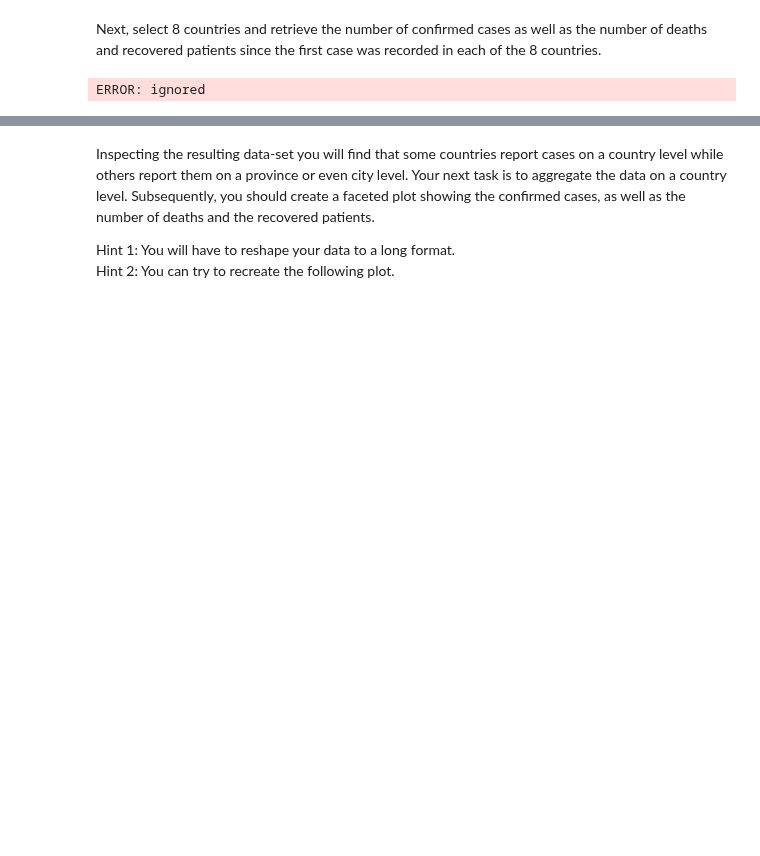
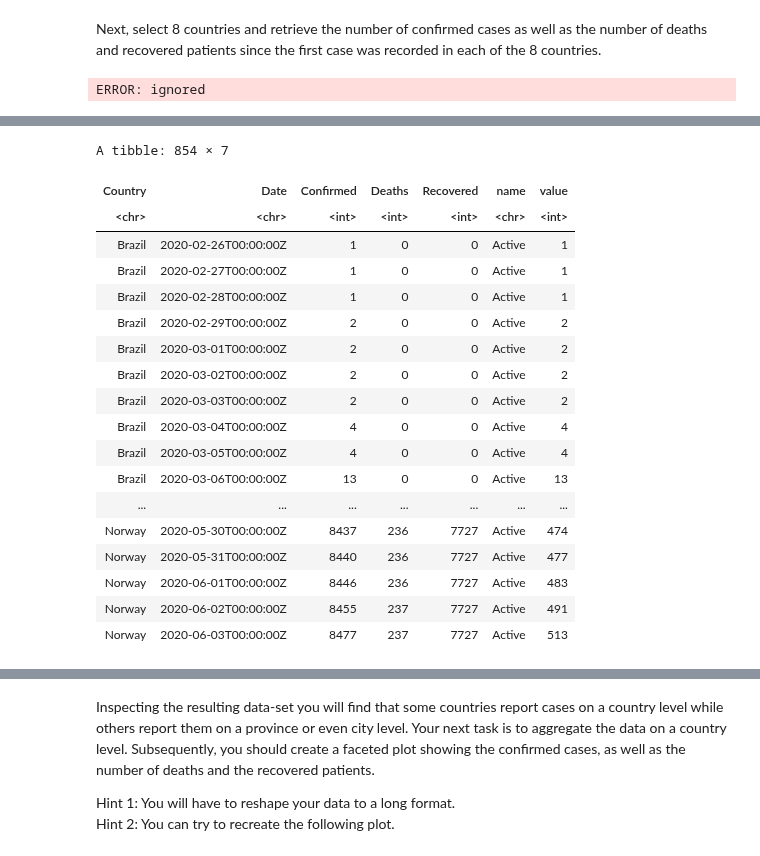
Before and after one commit to michiWS1920/ADS20, a Jupyter notebook: ADS_Programming_Assignment_2.ipynb, the cells around one changed output, grey strips where cells are left out. Drawn from its saved outputs; the diff is of its cells as text; code cells hidden in the pictures; blank space fills up the shorter version.

```diff
--- a/ADS_Programming_Assignment_2.ipynb
+++ b/ADS_Programming_Assignment_2.ipynb
@@ -111,3 +112,28 @@ A data.frame: 758 × 12
 | Norway |  |  |  |  | 0 | 0 | 8446 | 236 | 7727 | 483 | ... |
 | Norway |  |  |  |  | 0 | 0 | 8455 | 237 | 7727 | 491 | ... |
 | Norway |  |  |  |  | 0 | 0 | 8477 | 237 | 7727 | 513 | ... |
+# %%
+covid_countries %>%
+select("Country", "Date", "Confirmed", "Deaths", "Recovered", "Active") %>%
+pivot_longer(-c("Country", "Date", "Confirmed", "Deaths", "Recovered")) -> covid_long
+covid_long
+# %% [output]
+A tibble: 854 × 7
+| Country | Date | Confirmed | Deaths | Recovered | name | value |
+| <chr> | <chr> | <int> | <int> | <int> | <chr> | <int> |
+| Brazil | 2020-02-26T00:00:00Z | 1 | 0 | 0 | Active | 1 |
+| Brazil | 2020-02-27T00:00:00Z | 1 | 0 | 0 | Active | 1 |
+| Brazil | 2020-02-28T00:00:00Z | 1 | 0 | 0 | Active | 1 |
+| Brazil | 2020-02-29T00:00:00Z | 2 | 0 | 0 | Active | 2 |
+| Brazil | 2020-03-01T00:00:00Z | 2 | 0 | 0 | Active | 2 |
+| Brazil | 2020-03-02T00:00:00Z | 2 | 0 | 0 | Active | 2 |
+| Brazil | 2020-03-03T00:00:00Z | 2 | 0 | 0 | Active | 2 |
+| Brazil | 2020-03-04T00:00:00Z | 4 | 0 | 0 | Active | 4 |
+| Brazil | 2020-03-05T00:00:00Z | 4 | 0 | 0 | Active | 4 |
+| Brazil | 2020-03-06T00:00:00Z | 13 | 0 | 0 | Active | 13 |
+| ... | ... | ... | ... | ... | ... | ... |
+| Norway | 2020-05-30T00:00:00Z | 8437 | 236 | 7727 | Active | 474 |
+| Norway | 2020-05-31T00:00:00Z | 8440 | 236 | 7727 | Active | 477 |
+| Norway | 2020-06-01T00:00:00Z | 8446 | 236 | 7727 | Active | 483 |
+| Norway | 2020-06-02T00:00:00Z | 8455 | 237 | 7727 | Active | 491 |
+| Norway | 2020-06-03T00:00:00Z | 8477 | 237 | 7727 | Active | 513 |
```
Also changed, not shown: parts of 5 cells of this notebook.
